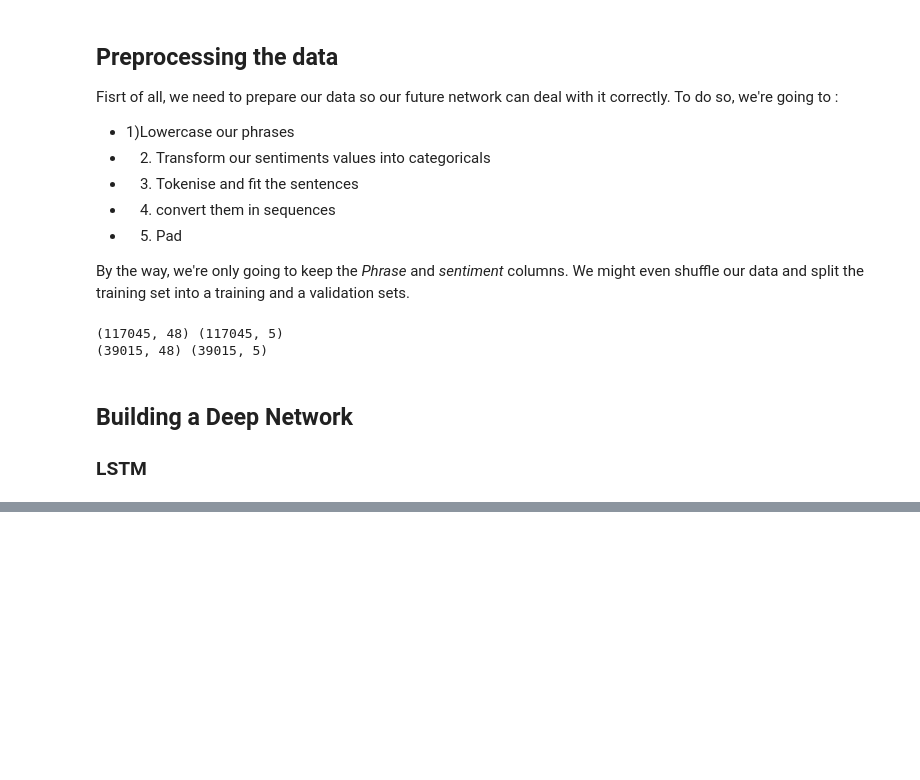
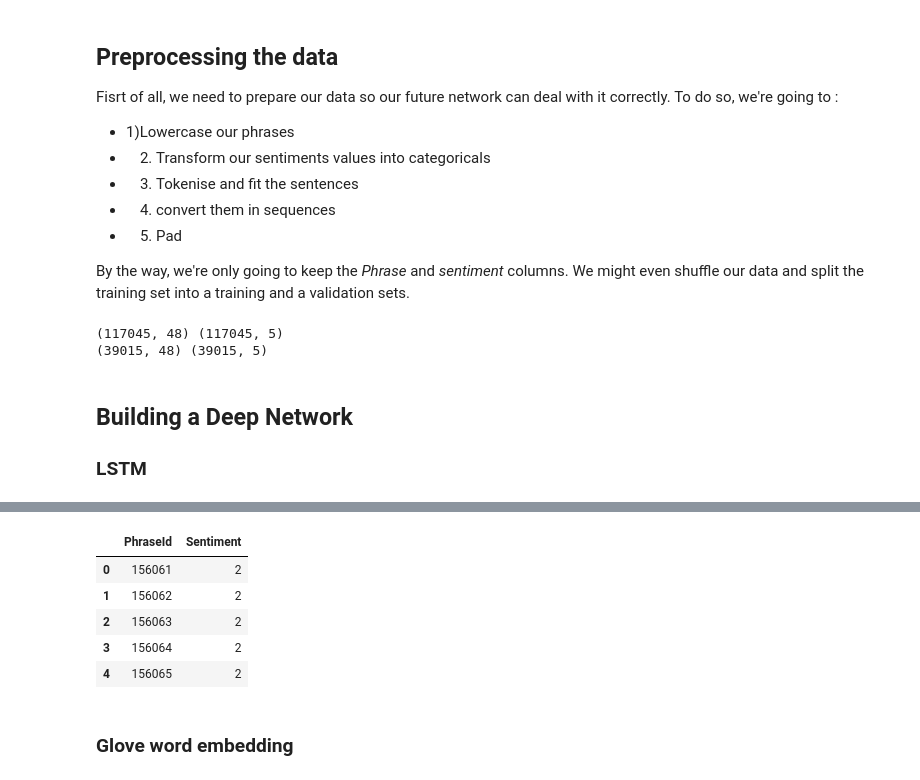
Before and after one commit to AnBucquet/Movie_Review_Sentiment_Analysis, a Jupyter notebook: Untitled.ipynb, the cells around one changed output, grey strips where cells are left out. Saved outputs shown, nothing was run; the diff lists cells and outputs as text; code cells hidden in the pictures; blank space fills up the shorter version.

```diff
--- a/Untitled.ipynb
+++ b/Untitled.ipynb
@@ -162,0 +356,11 @@ print(X_validation.shape,Y_validation.shape)
+# %%
+model4 = Sequential()
+
+model4.add(Embedding(max_features, 100, input_length=max_words))
+model4.add(SpatialDropout1D(0.25))
+model4.add(Bidirectional(GRU(128)))
+model4.add(Dropout(0.5))
+
+model4.add(Dense(5, activation='softmax'))
+model4.compile(loss='categorical_crossentropy', optimizer='adam', metrics=['accuracy'])
+model4.summary()
@@ -162,0 +385,4 @@ print(X_validation.shape,Y_validation.shape)
+# %%
+%%time
+history4=model4.fit(X_train, Y_train, validation_data=(X_validation, Y_validation),
+                     epochs=epochs, batch_size=batch_size, verbose=1)
@@ -162,0 +398,2 @@ print(X_validation.shape,Y_validation.shape)
+# %%
+y_pred4=model4.predict_classes(X_test, verbose=1)
@@ -162,0 +402,13 @@ print(X_validation.shape,Y_validation.shape)
+# %%
+sub.Sentiment=y_pred4
+sub.to_csv('sub4.csv',index=False)
+sub.head()
+# %% [output]
+|  | PhraseId | Sentiment |
+| 0 | 156061 | 2 |
+| 1 | 156062 | 2 |
+| 2 | 156063 | 2 |
+| 3 | 156064 | 2 |
+| 4 | 156065 | 2 |
+# %% [markdown]
+### Glove word embedding
```
Also changed, not shown: parts of 22 cells of this notebook.
